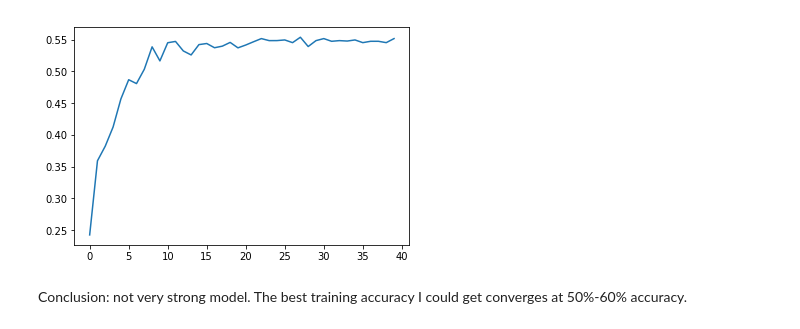
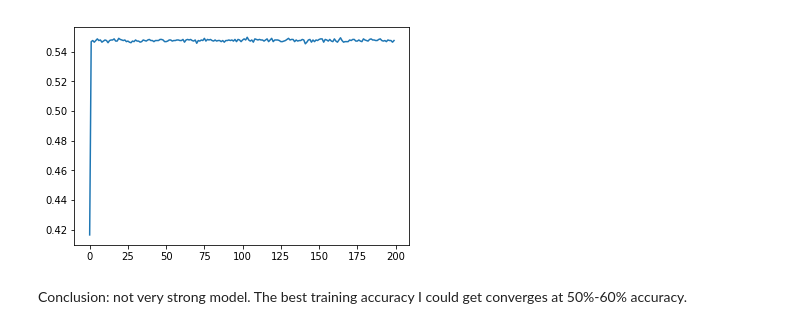
Before and after one commit to noushinquazi/Accidental-Death-ML, a Jupyter notebook: linear_training.ipynb, the cells around one changed output. Cells and saved outputs as stored; diff of their text form; code cells hidden in the pictures.

```diff
--- a/linear_training.ipynb
+++ b/linear_training.ipynb
@@ -106,9 +106,9 @@ train_model(model,variables,epochs=20)
 # %%
-## learning rate = 0.1, batch size = 128, epochs = 40, optimizer = Adagrad
-model, variables = create_linear_classifier(data,death,optimizer_name="Adagrad",learning_rate= 0.1,
-                                                batch_size=128)
-train_model(model,variables,epochs=40)
+## learning rate = 0.1, batch size = 64, epochs = 200, optimizer = Adam
+model, variables = create_linear_classifier(data,death,optimizer_name="Adam",learning_rate= 0.1,
+                                                batch_size=64)
+train_model(model,variables,epochs=200)
 # %% [output]
-[figure, old version]
+[figure, new version]
 # %% [markdown]
 Conclusion: not very strong model. The best training accuracy I could get converges at 50%-60% accuracy.
```
Also changed, not shown: parts of 5 cells of this notebook, 2 other files.
